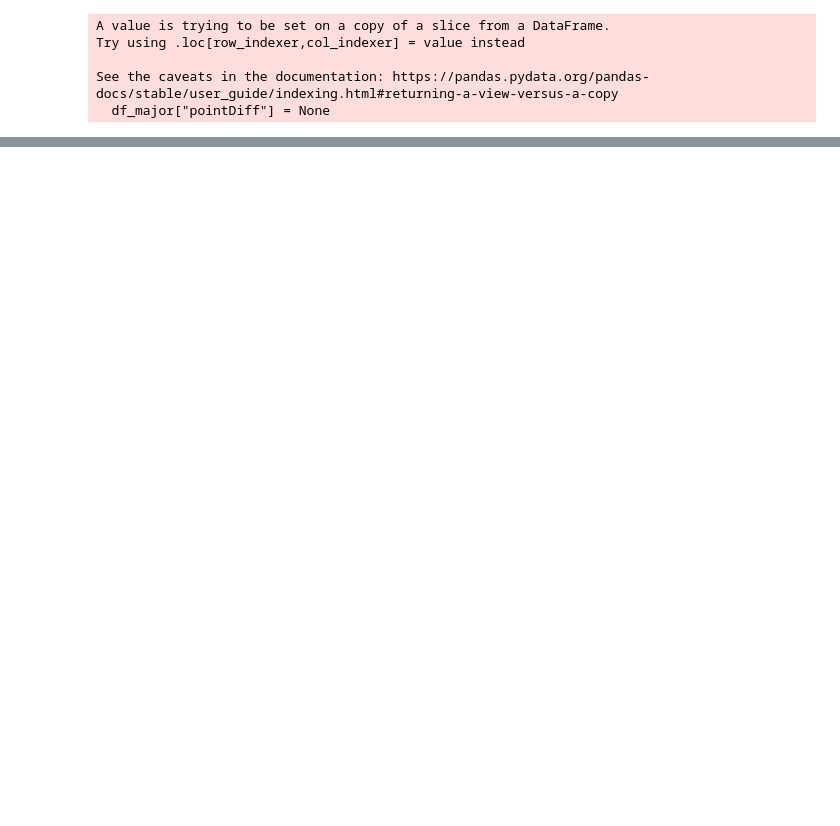
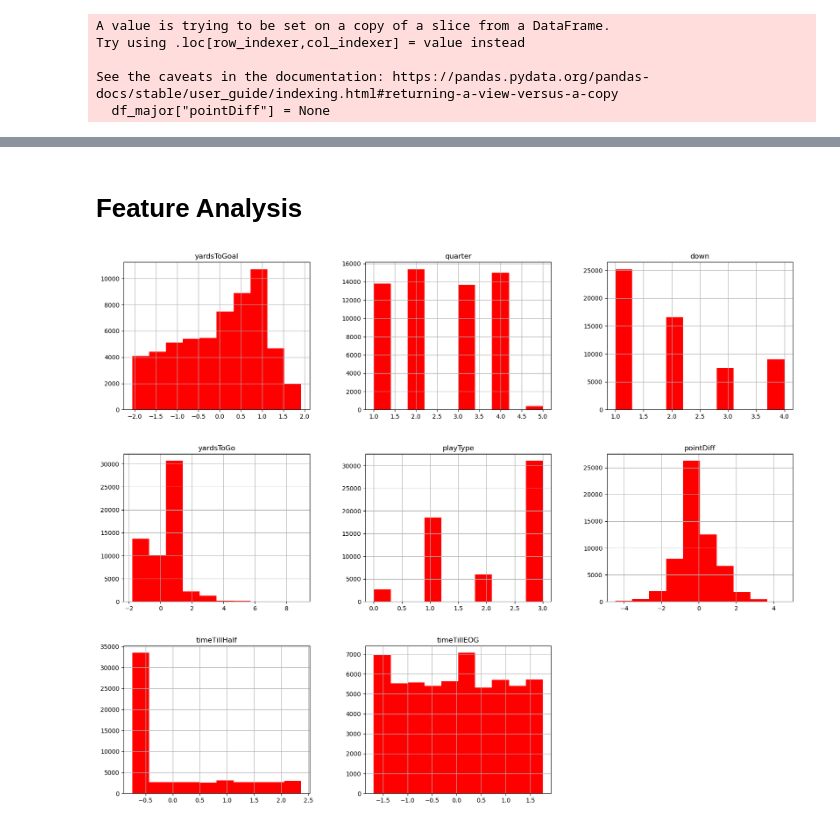
Before and after one commit to chazmorton/NFL-Play-Type-Prediction, a Jupyter notebook: Overall Dataframe.ipynb, the cells around one changed output, grey strips where cells are left out. Saved outputs shown, nothing was run; the diff lists cells and outputs as text; code cells hidden in the pictures; blank space fills up the shorter version.

```diff
--- a/Overall Dataframe.ipynb
+++ b/Overall Dataframe.ipynb
@@ -906,0 +838,13 @@ Accuracy: 0.7838812119131405
+# %% [markdown]
+# Feature Analysis
+# %%
+# Didsplay histogram for all features
+
+import matplotlib.pyplot as plt
+%matplotlib inline
+
+df_major.hist(figsize=(20, 16), color='r')
+
+plt.show()
+# %% [output]
+[figure, added]
```
Also changed, not shown: parts of 92 cells of this notebook.
